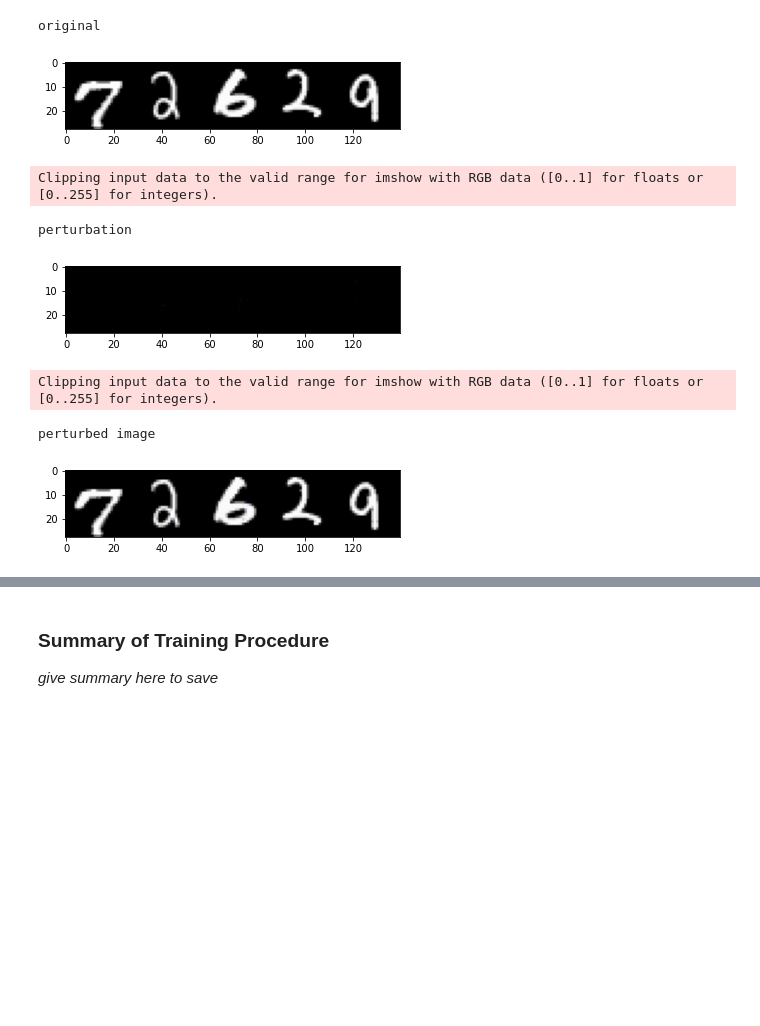
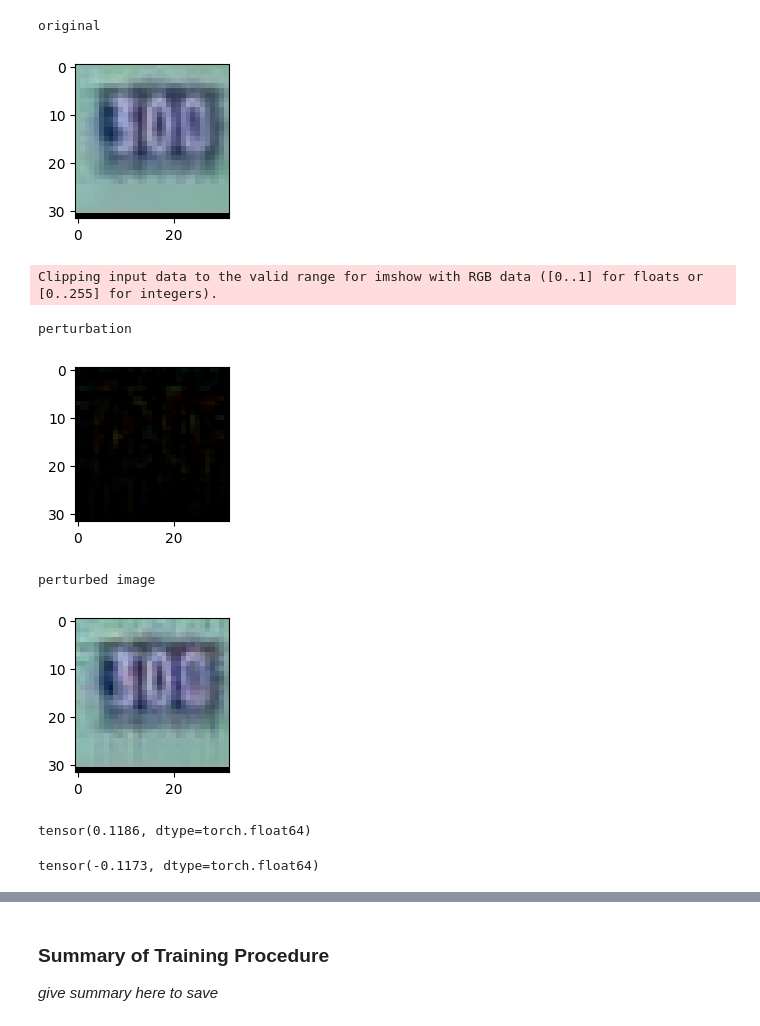
Before and after one commit to d-guo/e6998-5_final_project, a Jupyter notebook: training_google.ipynb, the cells around one changed output, grey strips where cells are left out. Cells and saved outputs as stored; diff of their text form; code cells hidden in the pictures; blank space fills up the shorter version.

Commit message:
training google notebook

```diff
--- a/training_google.ipynb
+++ b/training_google.ipynb
@@ -90,7 +91,7 @@ with open(f'GANs_training/{run_name}/hp_dict.txt', 'w+') as f:
     f.write(hp_dict_str)
 # %%
 # create dataset
-dataset = data.GANs_Dataset(data_dir='./gans_data/data_google')
+dataset = data.GANs_Dataset(data_dir='./gans_data/data_google_large') # _large is subset taken from training data
 dataset_loader = DataLoader(dataset, batch_size=batch_size, shuffle=True)
 # %%
 print(len(dataset))
@@ -120,10 +121,14 @@ torch.Size([3, 100, 300])
 # %%
 def hinge_loss(gen_perturb):
-    return torch.sum(torch.clip(torch.norm(gen_perturb, dim=(-1, -2)) - threshold, min=0)) / batch_size
+    return torch.sum(torch.clip(torch.linalg.norm(gen_perturb.reshape(gen_perturb.shape[0], 3, M * N), dim=(-1, -2)) - threshold, min=0)) / batch_size
 # %%
 # set up models
 discr_model = Discriminator().double()
 gen_model = Generator().double()
+
+discr_model.to(device)
+gen_model.to(device)
+
 # target_model = # YOLO Model
 
 # record model architectures
@@ -132,7 +137,13 @@ with open(f'GANs_training/{run_name}/discriminator_architecture_summary.txt', 'w
 
 with open(f'GANs_training/{run_name}/generator_architecture_summary.txt', 'w+') as f:
     f.write(str(gen_model))
+
+# record training log
+with open(f'GANs_training/{run_name}/training_log.txt', 'w+') as f:
+    f.write("Model training log created")
 # %%
+# set up trained YOLO model
+
 from ultralytics import YOLO
 from ultralytics.yolo.v8.detect.train import DetectionTrainer
 from ultralytics.yolo.data.dataloaders.v5loader import create_dataloader
@@ -145,8 +156,9 @@ import numpy as np
 
 # load detection trainer using the weights best.pt
 # best.pt is the custom model trained on YOLO_data_je
-trainer = DetectionTrainer('args_google_digit_data.yaml')
+trainer = DetectionTrainer('args_google_data_32.yaml')
 trainer.setup_model()
 trainer.model.double()
 trainer.set_model_attributes()
+trainer.model = trainer.model.to(device)
 # %% [output]
@@ -312,34 +402,47 @@ plt.show()
 torch.save(discr_model.state_dict(), f'GANs_training/{run_name}/discriminator_state_dict')
 torch.save(gen_model.state_dict(), f'GANs_training/{run_name}/generator_state_dict')
 # %%
-gen_model.eval()
+# quick visual check of perturbation
+
+gen_model.eval().cpu()
+
 with torch.no_grad():
-    x = dataset.image_list[0].unsqueeze(0)
-    tensor_img = x.repeat(1, 3, 1, 1)
+    tensor_img = dataset.image_list[0].unsqueeze(0)/256
     perturb = gen_model(tensor_img)
     x_perturbed = tensor_img + perturb
+    x_perturbed = torch.clamp(x_perturbed, 0, 1)
 
 tensor_img = tensor_img.squeeze(0).permute(1, 2, 0)
 perturb = perturb.squeeze(0).permute(1, 2, 0)
 x_perturbed = x_perturbed.squeeze(0).permute(1, 2, 0)
 
 print('original')
+plt.subplots(figsize=(2,2))
 plt.imshow(tensor_img)
 plt.show()
 print('perturbation')
+plt.subplots(figsize=(2,2))
 plt.imshow(perturb)
 plt.show()
 print('perturbed image')
+plt.subplots(figsize=(2,2))
 plt.imshow(x_perturbed)
 plt.show()
 # %% [output]
 original
-[figure, old version]
+[figure, new version]
 Clipping input data to the valid range for imshow with RGB data ([0..1] for floats or [0..255] for integers).
 perturbation
-[figure, old version]
+[figure, new version]
-Clipping input data to the valid range for imshow with RGB data ([0..1] for floats or [0..255] for integers).
+perturbed image
-perturbed image
-[figure, old version]
+[figure, new version]
+# %%
+perturb.max()
+# %% [output]
+tensor(0.1186, dtype=torch.float64)
+# %%
+perturb.min()
+# %% [output]
+tensor(-0.1173, dtype=torch.float64)
 # %%
 x_perturbed_shaped = x_perturbed.permute(2, 0, 1).unsqueeze(0)
```
Also changed, not shown: parts of 22 cells of this notebook.
